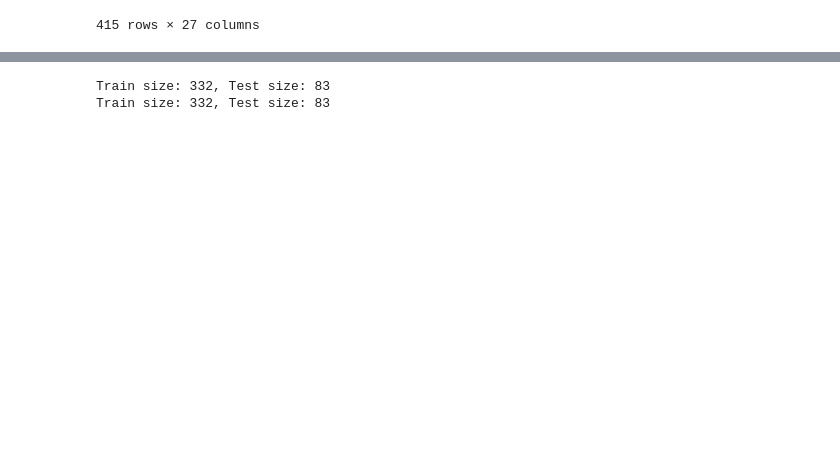
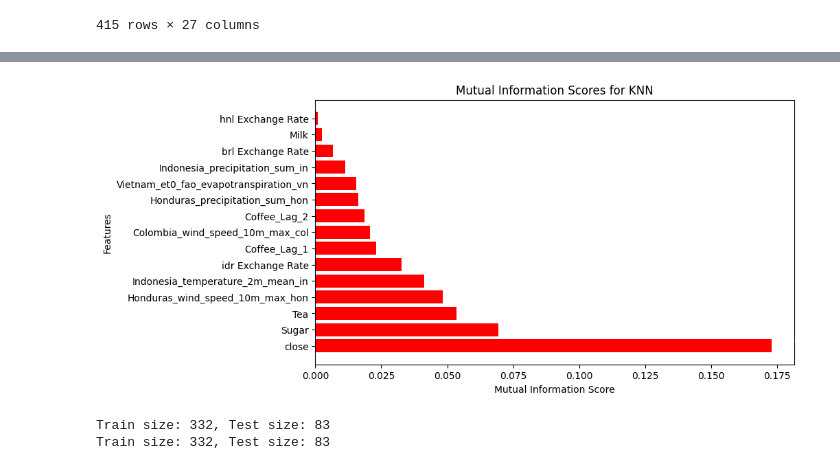
Before and after one commit to NicolasMSalas/eco395m_ml_coffee_trees, a Jupyter notebook: code/knn_regression.ipynb, the cells around one changed output, grey strips where cells are left out. Drawn from its saved outputs; the diff is of its cells as text; code cells hidden in the pictures; blank space fills up the shorter version.

```diff
--- a/code/knn_regression.ipynb
+++ b/code/knn_regression.ipynb
@@ -130,3 +130,21 @@ X_filtered
+# %%
+df_mi_scores = non_zero_mi_scores.reset_index()
+
+df_mi_scores.columns = ["Feature", "Mutual Information Score"]
+
+fig, ax = plt.subplots(figsize=(9, 5))
+bars = ax.barh(df_mi_scores["Feature"], df_mi_scores["Mutual Information Score"], color="red")
+
+
+ax.set_title("Mutual Information Scores for KNN")
+ax.set_xlabel("Mutual Information Score")
+ax.set_ylabel("Features")
+
+rounded_values = [round(bar.get_width(), 2) for bar in bars]
+ax.bar_label(bars, labels=rounded_values, color='white', fontsize=12, padding=5)
+plt.show()
+# %% [output]
+[figure, added]
 # %%
 X_train, X_test, y_train, y_test = temporal_train_test_split(X_filtered, y_diff, test_size=0.2)
 last_y_t_value = y_train.iloc[-1]
```
Also changed, not shown: parts of 7 cells of this notebook.
